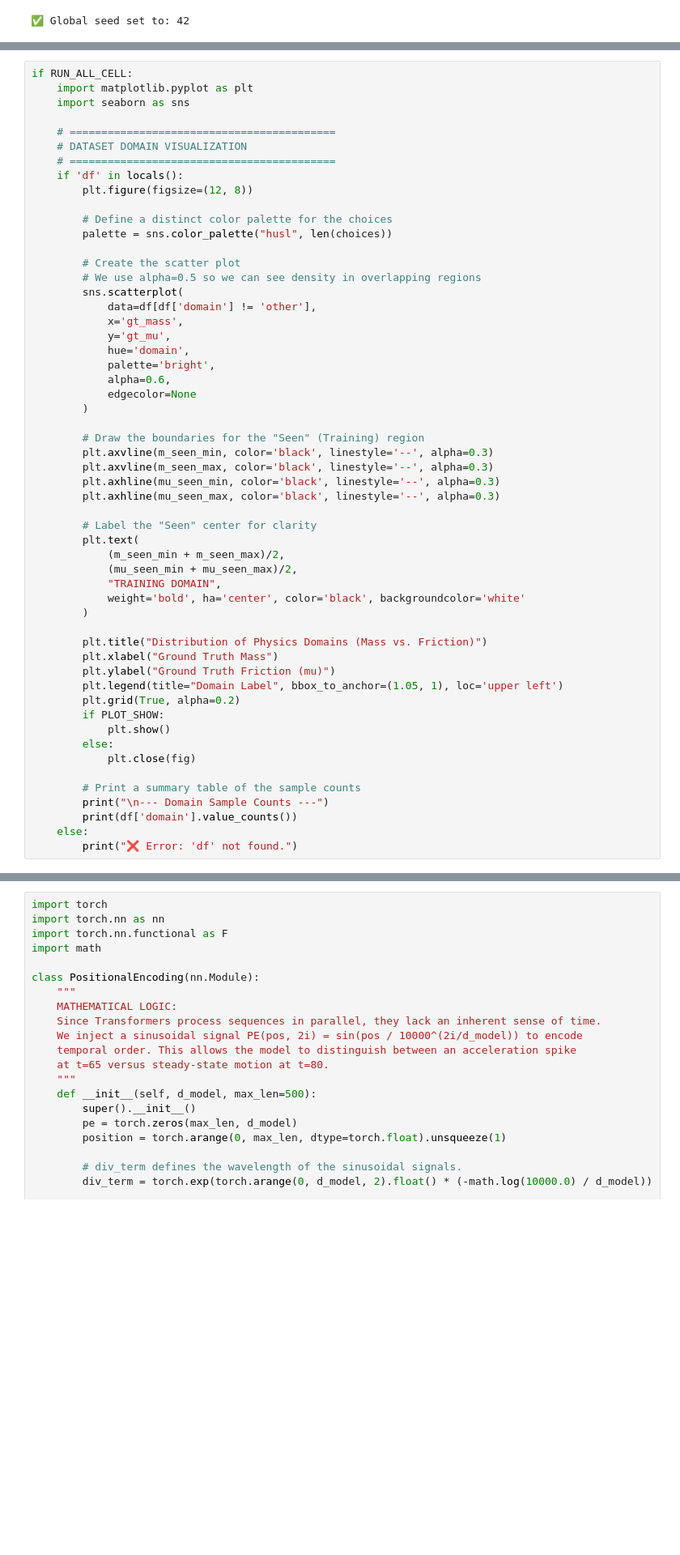
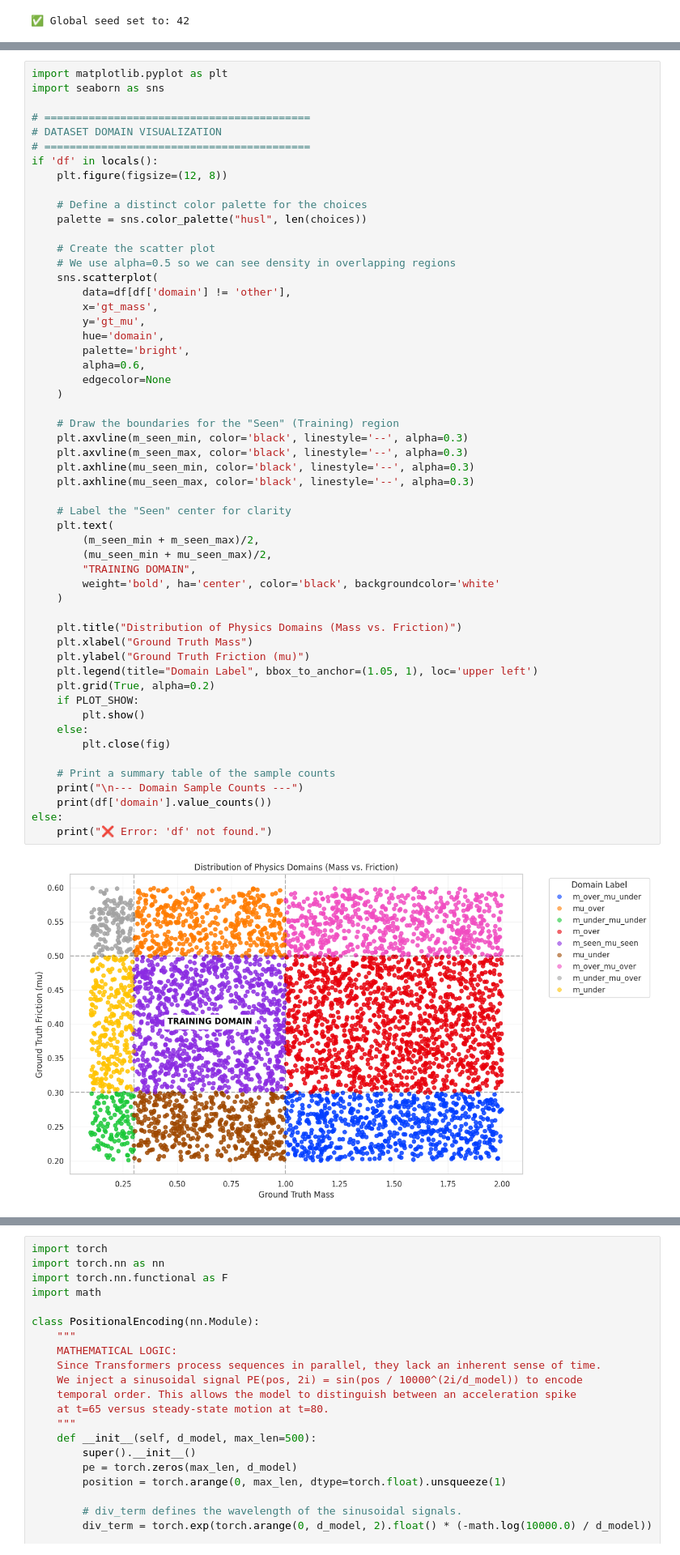
Before and after one commit to koyo-8144/offline_training_phypush, a Jupyter notebook: train.ipynb, the cells around one changed output, grey strips where cells are left out. Shown at 81% size. Cells and saved outputs as stored; diff of their text form; blank space fills up the shorter version.

```diff
--- a/train.ipynb
+++ b/train.ipynb
@@ -545,55 +551,56 @@ if RUN_ALL_CELL:
 # %%
-if RUN_ALL_CELL:
-    import matplotlib.pyplot as plt
-    import seaborn as sns
+import matplotlib.pyplot as plt
+import seaborn as sns
 
-    # ==========================================
-    # DATASET DOMAIN VISUALIZATION
-    # ==========================================
-    if 'df' in locals():
-        plt.figure(figsize=(12, 8))
+# ==========================================
+# DATASET DOMAIN VISUALIZATION
+# ==========================================
+if 'df' in locals():
+    plt.figure(figsize=(12, 8))
 
-        # Define a distinct color palette for the choices
-        palette = sns.color_palette("husl", len(choices))
+    # Define a distinct color palette for the choices
+    palette = sns.color_palette("husl", len(choices))
 
-        # Create the scatter plot
-        # We use alpha=0.5 so we can see density in overlapping regions
-        sns.scatterplot(
-            data=df[df['domain'] != 'other'],
-            x='gt_mass',
-            y='gt_mu',
-            hue='domain',
-            palette='bright',
-            alpha=0.6,
-            edgecolor=None
-        )
+    # Create the scatter plot
+    # We use alpha=0.5 so we can see density in overlapping regions
+    sns.scatterplot(
+        data=df[df['domain'] != 'other'],
+        x='gt_mass',
+        y='gt_mu',
+        hue='domain',
+        palette='bright',
+        alpha=0.6,
+        edgecolor=None
+    )
 
-        # Draw the boundaries for the "Seen" (Training) region
-        plt.axvline(m_seen_min, color='black', linestyle='--', alpha=0.3)
-        plt.axvline(m_seen_max, color='black', linestyle='--', alpha=0.3)
-        plt.axhline(mu_seen_min, color='black', linestyle='--', alpha=0.3)
-        plt.axhline(mu_seen_max, color='black', linestyle='--', alpha=0.3)
+    # Draw the boundaries for the "Seen" (Training) region
+    plt.axvline(m_seen_min, color='black', linestyle='--', alpha=0.3)
+    plt.axvline(m_seen_max, color='black', linestyle='--', alpha=0.3)
+    plt.axhline(mu_seen_min, color='black', linestyle='--', alpha=0.3)
+    plt.axhline(mu_seen_max, color='black', linestyle='--', alpha=0.3)
 
-        # Label the "Seen" center for clarity
-        plt.text(
-            (m_seen_min + m_seen_max)/2,
-            (mu_seen_min + mu_seen_max)/2,
-            "TRAINING DOMAIN",
-            weight='bold', ha='center', color='black', backgroundcolor='white'
-        )
+    # Label the "Seen" center for clarity
+    plt.text(
+        (m_seen_min + m_seen_max)/2,
+        (mu_seen_min + mu_seen_max)/2,
+        "TRAINING DOMAIN",
+        weight='bold', ha='center', color='black', backgroundcolor='white'
+    )
 
-        plt.title("Distribution of Physics Domains (Mass vs. Friction)")
-        plt.xlabel("Ground Truth Mass")
-        plt.ylabel("Ground Truth Friction (mu)")
-        plt.legend(title="Domain Label", bbox_to_anchor=(1.05, 1), loc='upper left')
-        plt.grid(True, alpha=0.2)
-        if PLOT_SHOW:
-            plt.show()
-        else:
-            plt.close(fig)
+    plt.title("Distribution of Physics Domains (Mass vs. Friction)")
+    plt.xlabel("Ground Truth Mass")
+    plt.ylabel("Ground Truth Friction (mu)")
+    plt.legend(title="Domain Label", bbox_to_anchor=(1.05, 1), loc='upper left')
+    plt.grid(True, alpha=0.2)
+    if PLOT_SHOW:
+        plt.show()
+    else:
+        plt.close(fig)
 
-        # Print a summary table of the sample counts
-        print("\n--- Domain Sample Counts ---")
-        print(df['domain'].value_counts())
-    else:
-        print("❌ Error: 'df' not found.")
+    # Print a summary table of the sample counts
+    print("\n--- Domain Sample Counts ---")
+    print(df['domain'].value_counts())
+else:
+    print("❌ Error: 'df' not found.")
+# %% [output]
+[figure, added]
```
Also changed, not shown: parts of 8 cells of this notebook, 1 other file.
